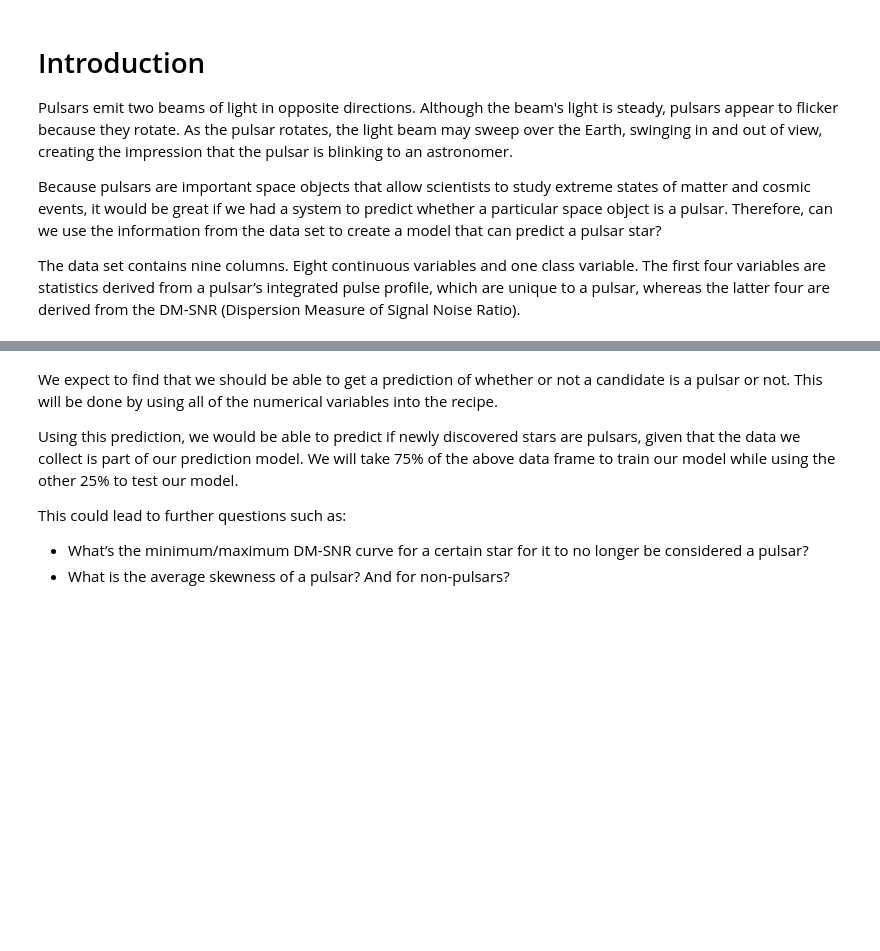
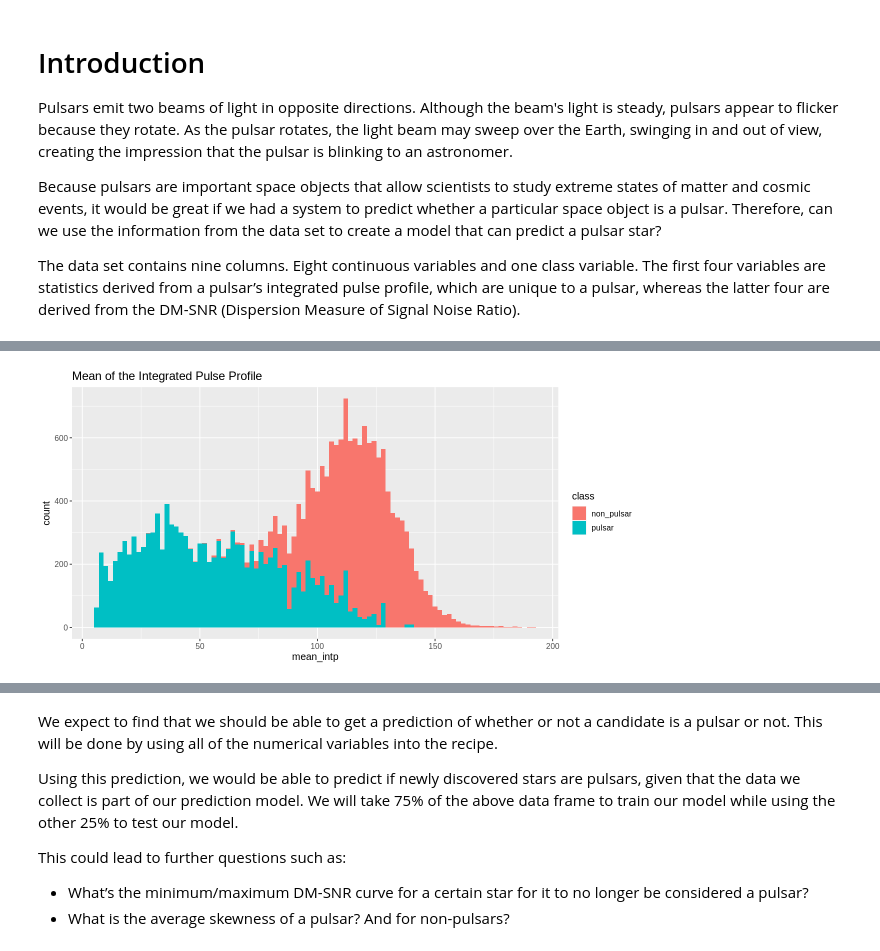
Before and after one commit to IDEKENTERPRISES/dsci-pulsar, a Jupyter notebook: proposal.ipynb, the cells around one changed output, grey strips where cells are left out. Cells and saved outputs as stored; diff of their text form; code cells hidden in the pictures; blank space fills up the shorter version.

```diff
--- a/proposal.ipynb
+++ b/proposal.ipynb
@@ -68,0 +113,11 @@ pulsar_data_training <- pulsar_data_split |> training()
+# %%
+
+pulsar_data_plot_mean_intp <- upsampled_pulsar |>
+                             ggplot(aes(x = mean_intp, fill = class)) +
+                             geom_histogram(binwidth = 2) +
+                             theme(text = element_text(size = 12)) +
+                             ggtitle("Mean of the Integrated Pulse Profile")
+
+pulsar_data_plot_mean_intp
+# %% [output]
+[figure, added]
```
Also changed, not shown: parts of 7 cells of this notebook.
